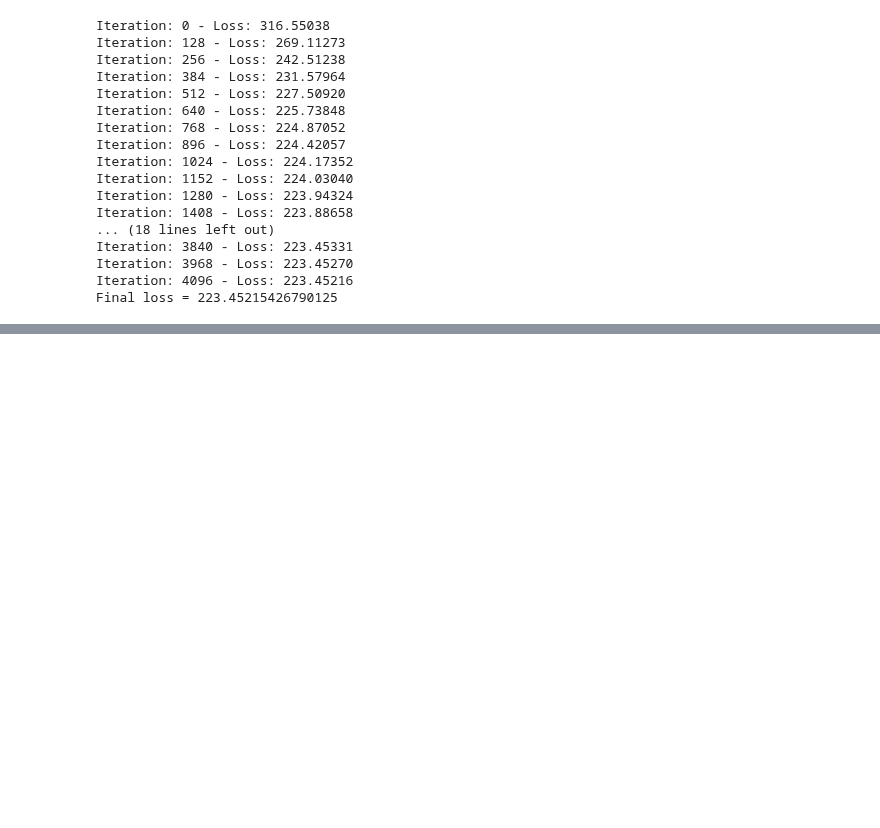
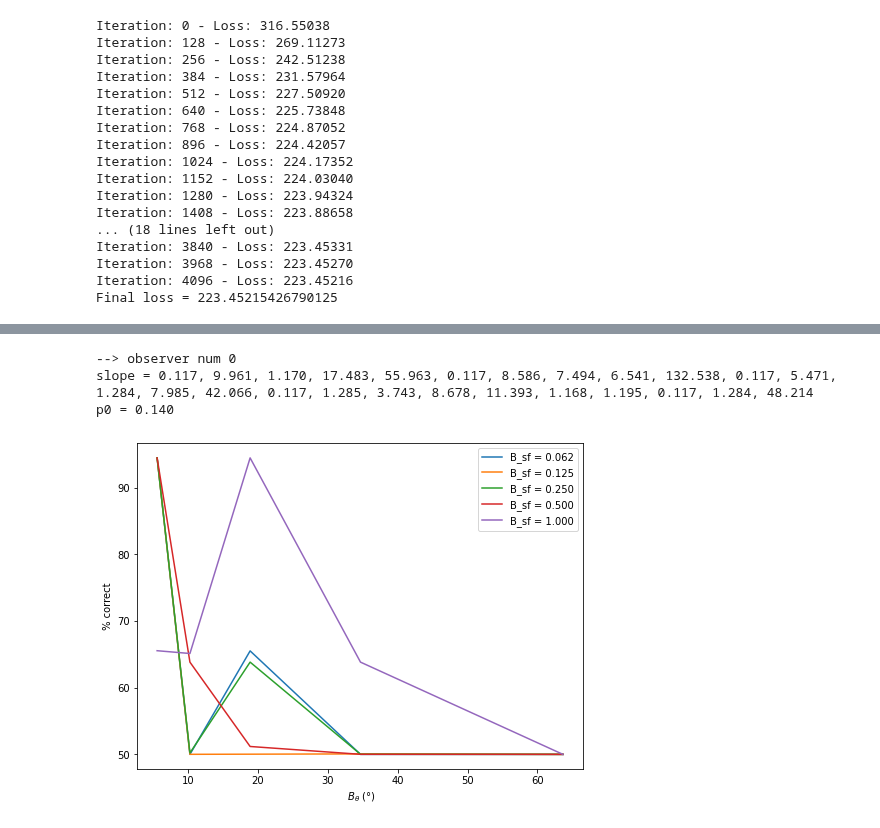
Before and after one commit to jennafradin/MSc-Internship, a Jupyter notebook: Notebooks/W17/39_analysis_joint_fit.ipynb, the cells around one changed output, grey strips where cells are left out. Drawn from its saved outputs; the diff is of its cells as text; code cells hidden in the pictures; blank space fills up the shorter version.

```diff
--- a/Notebooks/W17/39_analysis_joint_fit.ipynb
+++ b/Notebooks/W17/39_analysis_joint_fit.ipynb
@@ -159,5 +159,3 @@ Iteration: 3840 - Loss: 223.45331
 Iteration: 3968 - Loss: 223.45270
 Iteration: 4096 - Loss: 223.45216
 Final loss = 223.45215426790125
-# %%
-for num in range(2): print(results[num].logit0)
@@ -222,3 +223,20 @@ for num, data in enumerate(subj_data_list) :
+# %%
+plt.figure(figsize = (8,6))
+for num, data in enumerate(subj_data_list) :
+    print('--> observer num', num)
+    theta0_, wt_, p0_ = get_params(results[num], verbose=True)
+    for i_B_sf, B_sf in enumerate(B_sf_list):
+        wt__ = wt_[(i_B_sf*len(B_theta_list)):((i_B_sf+1)*len(B_theta_list))]
+        correct = .5+ .5*np.exp(-wt__)
+        plt.plot(B_theta_list, correct*100, label=f'B_sf = {B_sf:.3f}')
+plt.xlabel(r' $B_\theta$ (°)')
+plt.ylabel(r' % correct ')
+plt.legend(loc ='best');
+# %% [output]
+--> observer num 0
+slope = 0.117, 9.961, 1.170, 17.483, 55.963, 0.117, 8.586, 7.494, 6.541, 132.538, 0.117, 5.471, 1.284, 7.985, 42.066, 0.117, 1.285, 3.743, 8.678, 11.393, 1.168, 1.195, 0.117, 1.284, 48.214
+p0 = 0.140
+[figure, added]
 # %%
 fig, axs = plt.subplots(1, len(subj_data_list), figsize=(8,6))
 for num, data in enumerate(subj_data_list) :
```
Also changed, not shown: parts of 4 cells of this notebook, 4 other files.
